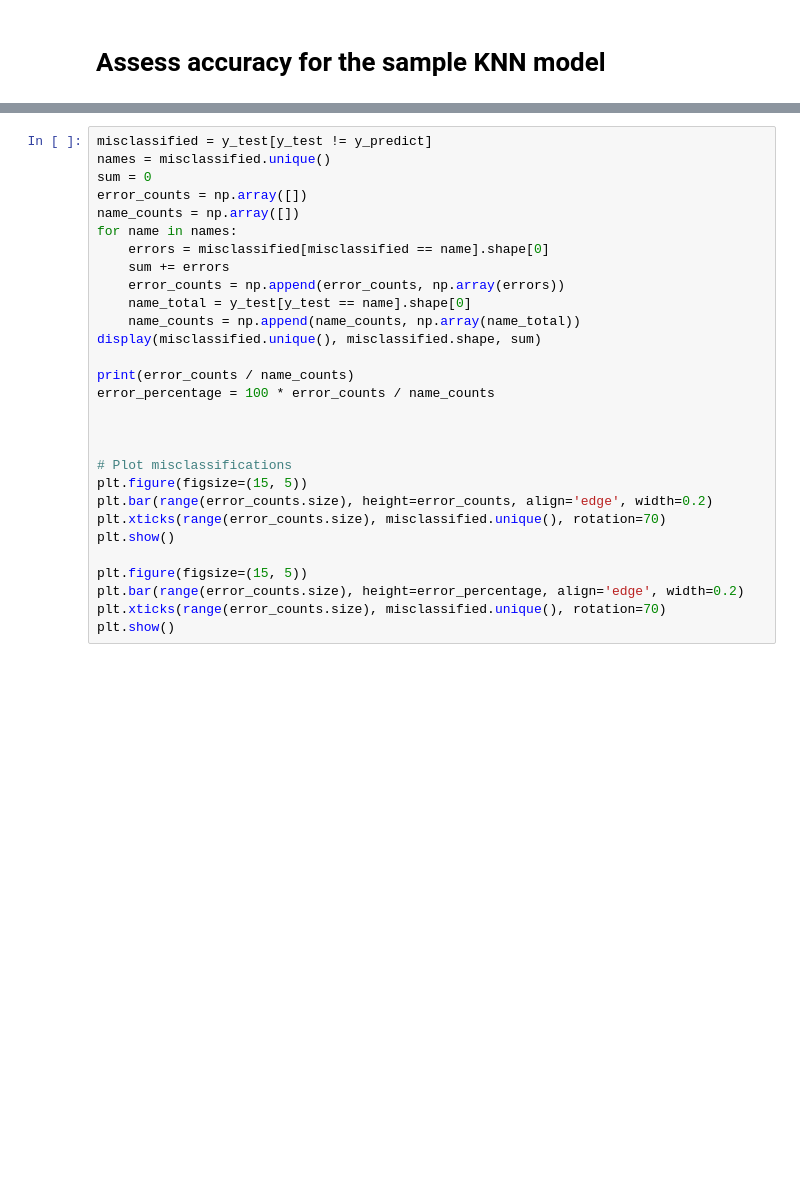
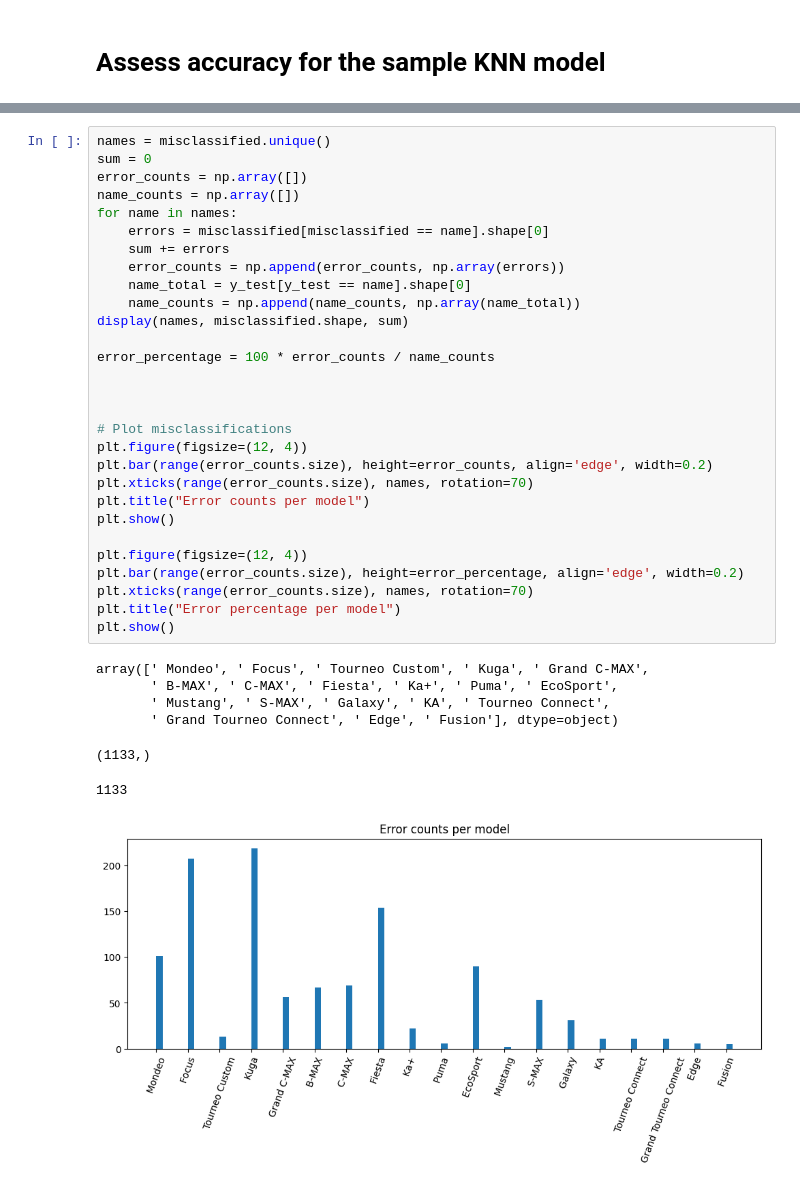
Before and after one commit to ddoggdiggitty/INFS-768-project, a Jupyter notebook: Group Project/Programming/makeKNN.ipynb, the cells around one changed output, grey strips where cells are left out. Drawn from its saved outputs; the diff is of its cells as text; blank space fills up the shorter version.

```diff
--- a/Group Project/Programming/makeKNN.ipynb
+++ b/Group Project/Programming/makeKNN.ipynb
@@ -124,29 +145,37 @@ plt.show()
 # %%
-misclassified = y_test[y_test != y_predict]
 names = misclassified.unique()
 sum = 0
 error_counts = np.array([])
 name_counts = np.array([])
 for name in names:
     errors = misclassified[misclassified == name].shape[0]
     sum += errors
     error_counts = np.append(error_counts, np.array(errors))
     name_total = y_test[y_test == name].shape[0]
     name_counts = np.append(name_counts, np.array(name_total))
-display(misclassified.unique(), misclassified.shape, sum)
+display(names, misclassified.shape, sum)
 
-print(error_counts / name_counts)
 error_percentage = 100 * error_counts / name_counts
 
 
 
 # Plot misclassifications
-plt.figure(figsize=(15, 5))
+plt.figure(figsize=(12, 4))
 plt.bar(range(error_counts.size), height=error_counts, align='edge', width=0.2)
-plt.xticks(range(error_counts.size), misclassified.unique(), rotation=70)
+plt.xticks(range(error_counts.size), names, rotation=70)
+plt.title("Error counts per model")
 plt.show()
 
-plt.figure(figsize=(15, 5))
+plt.figure(figsize=(12, 4))
 plt.bar(range(error_counts.size), height=error_percentage, align='edge', width=0.2)
-plt.xticks(range(error_counts.size), misclassified.unique(), rotation=70)
+plt.xticks(range(error_counts.size), names, rotation=70)
+plt.title("Error percentage per model")
 plt.show()
+# %% [output]
+array([' Mondeo', ' Focus', ' Tourneo Custom', ' Kuga', ' Grand C-MAX',
+       ' B-MAX', ' C-MAX', ' Fiesta', ' Ka+', ' Puma', ' EcoSport',
+       ' Mustang', ' S-MAX', ' Galaxy', ' KA', ' Tourneo Connect',
+       ' Grand Tourneo Connect', ' Edge', ' Fusion'], dtype=object)
+(1133,)
+1133
+[figure, added]
```
Also changed, not shown: parts of 11 cells of this notebook, 2 other files.
